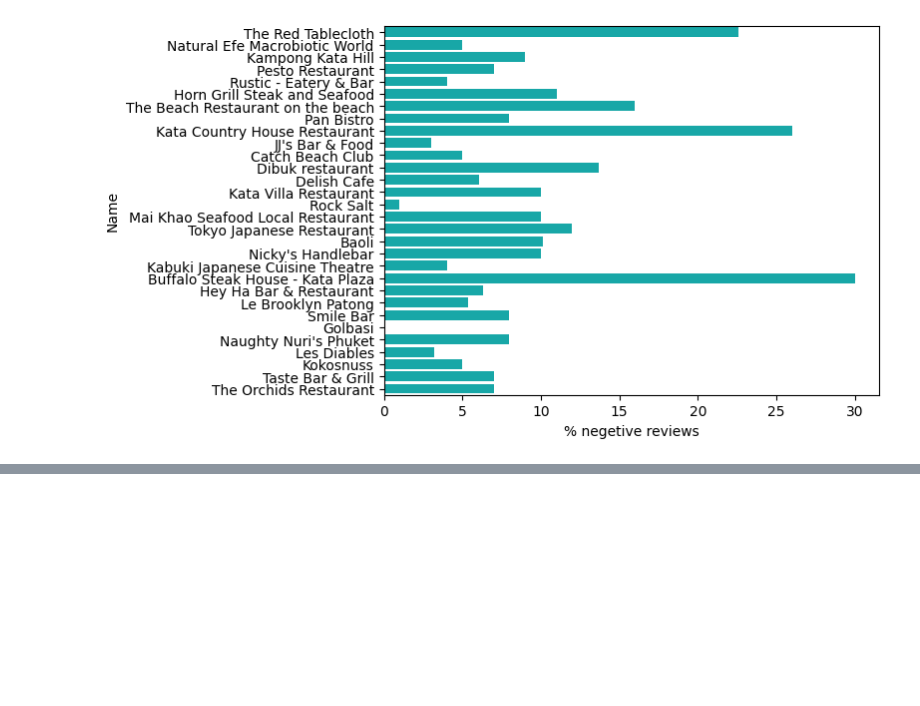
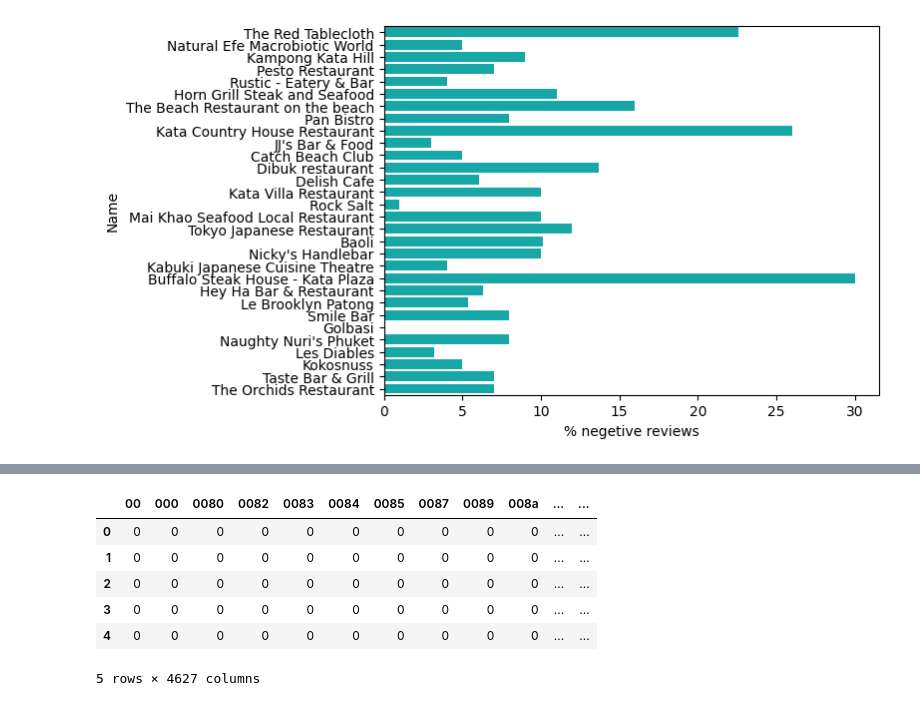
Before and after one commit to mohsen-dl/apply-text-mining-and-sentiment-analysis, a Jupyter notebook: Text mining and Sentiment Analysis .ipynb, the cells around one changed output, grey strips where cells are left out. Cells and saved outputs as stored; diff of their text form; code cells hidden in the pictures; blank space fills up the shorter version.

```diff
--- a/Text mining and Sentiment Analysis .ipynb
+++ b/Text mining and Sentiment Analysis .ipynb
@@ -312,0 +413,16 @@ plt.show()
+# %%
+from sklearn.feature_extraction.text import CountVectorizer
+
+vectorizer = CountVectorizer()
+X = vectorizer.fit_transform(df_30_preprocessed['processed_review'].map(' '.join))
+X = pd.DataFrame(X.toarray(), columns = vectorizer.get_feature_names_out())
+
+X.head()
+# %% [output]
+|  | 00 | 000 | 0080 | 0082 | 0083 | 0084 | 0085 | 0087 | 0089 | 008a | ... | ... |
+| 0 | 0 | 0 | 0 | 0 | 0 | 0 | 0 | 0 | 0 | 0 | ... | ... |
+| 1 | 0 | 0 | 0 | 0 | 0 | 0 | 0 | 0 | 0 | 0 | ... | ... |
+| 2 | 0 | 0 | 0 | 0 | 0 | 0 | 0 | 0 | 0 | 0 | ... | ... |
+| 3 | 0 | 0 | 0 | 0 | 0 | 0 | 0 | 0 | 0 | 0 | ... | ... |
+| 4 | 0 | 0 | 0 | 0 | 0 | 0 | 0 | 0 | 0 | 0 | ... | ... |
+5 rows × 4627 columns
```
Also changed, not shown: parts of 15 cells of this notebook.
